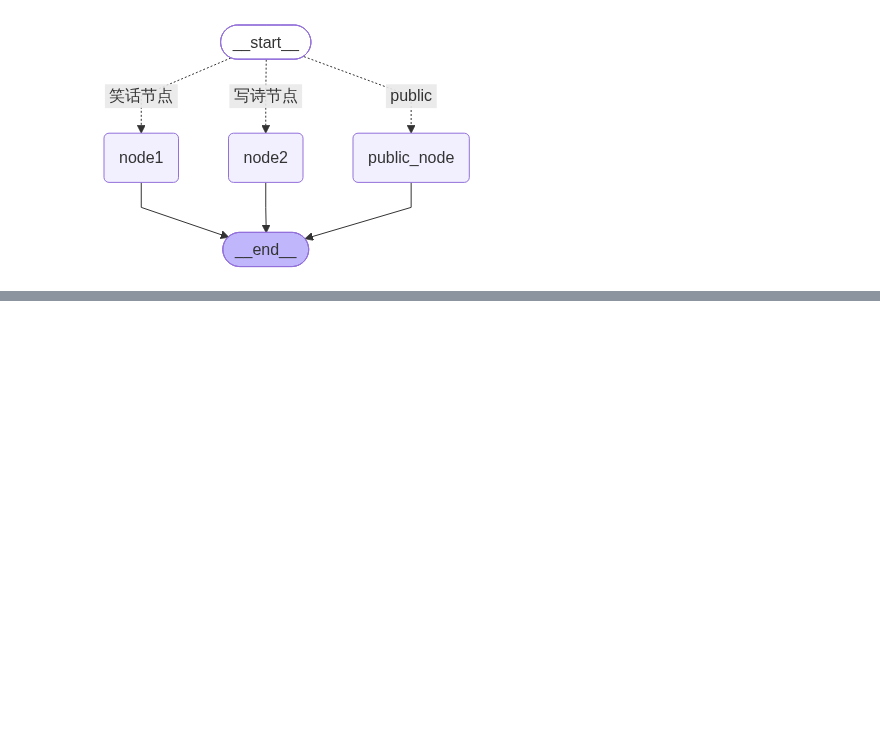
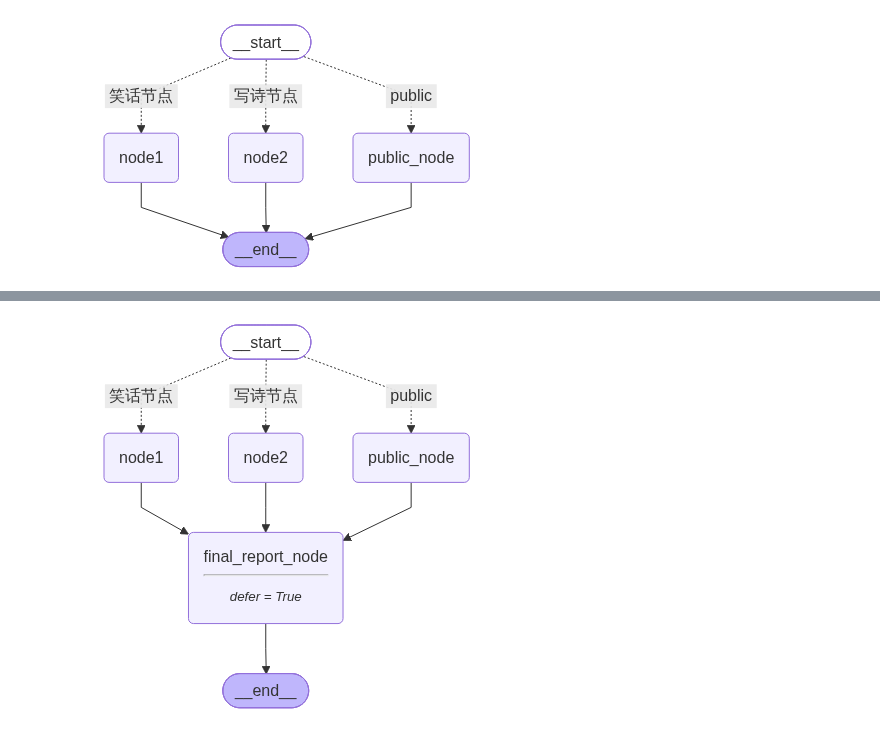
Before and after one commit to wangguoxi0814/langchainv1.2-study, a Jupyter notebook: langgraph/src/06_控制流.ipynb, the cells around one changed output, grey strips where cells are left out. Drawn from its saved outputs; the diff is of its cells as text; code cells hidden in the pictures; blank space fills up the shorter version.

Commit message:
feat: langgraph控制流

```diff
--- a/langgraph/src/06_控制流.ipynb
+++ b/langgraph/src/06_控制流.ipynb
@@ -212,0 +235,94 @@ display_png(Image(graph.get_graph().draw_mermaid_png()))
+# %%
+from IPython.core.display import display_png, Image
+from langchain_core.messages import HumanMessage
+from typing import TypedDict, Literal, Sequence
+from langgraph.constants import START, END
+from langgraph.graph import StateGraph
+from loguru import logger
+
+from common import init_simple_dashscope_model
+
+model = init_simple_dashscope_model('qwen3.7-plus')
+
+
+class StateSchema(TypedDict):
+    topic: str
+    type: str
+    poem_res: str
+    joke_res: str
+    public_res: str
+
+
+def public_node(state: StateSchema) -> StateSchema:
+    return {
+        "public_res": "This is a public response"
+    }
+
+def node1(state: StateSchema) -> StateSchema:
+    resp = model.invoke([
+        HumanMessage(f"写一个关于 {state['topic']} 的笑话")
+    ])
+    return {
+        "poem_res": resp
+    }
+
+
+def node2(state: StateSchema) -> StateSchema:
+    resp = model.invoke([
+        HumanMessage(f"写一个关于 {state['topic']} 的七言诗")
+    ])
+    return {
+        "joke_res": resp
+    }
+
+# router 返回 tag，不是节点名
+def router(state: StateSchema) -> Sequence[Literal['写诗节点', '笑话节点', 'public']]:
+    if '诗' in state['type']:
+        return ["写诗节点", 'public']
+    else:
+        return ["笑话节点", 'public']
+
+# defer节点
+def final_report_node(state: StateSchema) -> StateSchema:
+    logger.info(f"任务节点全部执行完毕，诗 {'已生成' if state.get('poem_res') else '未生成'}，笑话 {'已生成' if state.get('joke_res') else '未生成'}")
+
+
+# tag → 节点名 的映射
+path_map = {
+    "写诗节点": "node1",
+    "笑话节点": "node2",
+    "public": "public_node",
+}
+
+
+state_graph = StateGraph(state_schema=StateSchema)
+state_graph.add_node("node1", node1)
+state_graph.add_node("node2", node2)
+state_graph.add_node("public_node", public_node)
+state_graph.add_node("final_report_node", final_report_node, defer=True)
+
+state_graph.add_conditional_edges(START, router, path_map)
+state_graph.add_edge('node1', 'final_report_node')
+state_graph.add_edge('node2', 'final_report_node')
+state_graph.add_edge('public_node', 'final_report_node')
+state_graph.add_edge('final_report_node', END)
+
+graph = state_graph.compile()
+poem = graph.invoke(
+    {
+        "topic": "功夫猫",
+        "type": "诗"
+    }
+)
+print(poem)
+#
+# joke = graph.invoke(
+#     {
+#         "topic": "布偶狗",
+#         "type": "笑话"
+#     }
+# )
+# print(joke)
+
+display_png(Image(graph.get_graph().draw_mermaid_png()))
+# %% [output]
@@ -212,0 +331 @@ display_png(Image(graph.get_graph().draw_mermaid_png()))
+[figure, added]
```
Also changed, not shown: parts of 8 cells of this notebook.
